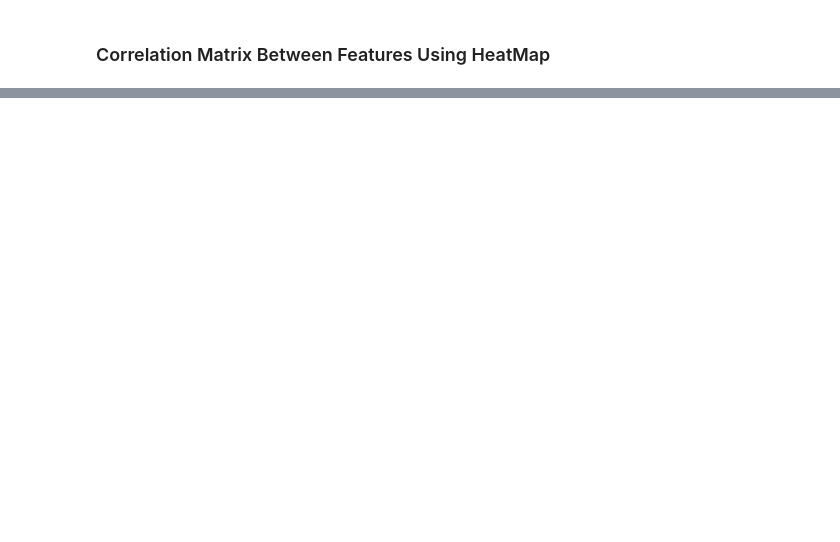
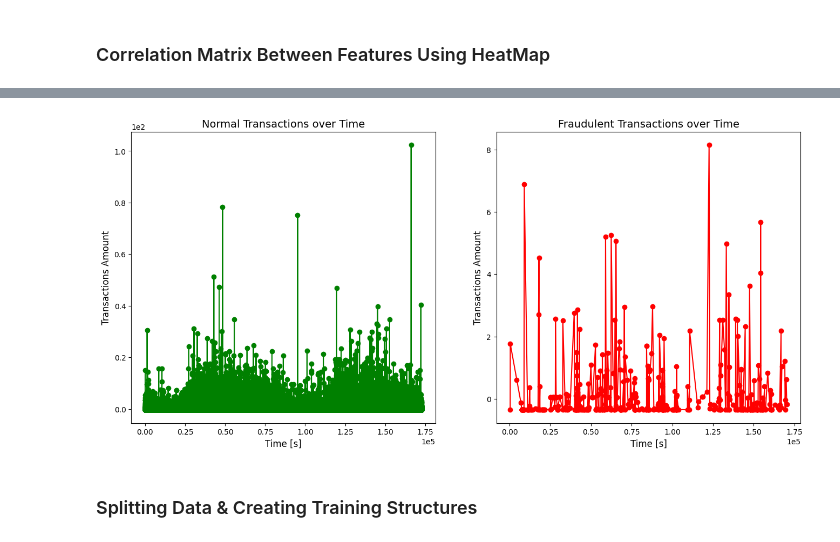
Before and after one commit to sergey-hovhannisyan/fraud-detection, a Jupyter notebook: fraud_detection.ipynb, the cells around one changed output, grey strips where cells are left out. Drawn from its saved outputs; the diff is of its cells as text; code cells hidden in the pictures; blank space fills up the shorter version.

```diff
--- a/fraud_detection.ipynb
+++ b/fraud_detection.ipynb
@@ -102,0 +108,33 @@ df = filtered_data.join(df["Class"])
+# %%
+# Function to plot based on the passed arguments
+def plot_line(x, y, title="", xlabel="", ylabel="", color=""):
+    plt.plot(x, y, color)
+    plt.title(title, fontsize=14)
+    plt.xlabel(xlabel, fontsize=12)
+    plt.ylabel(ylabel, fontsize=12)
+    plt.ticklabel_format(axis="x", style="sci", scilimits=(0, 0))
+    plt.ticklabel_format(axis="y", style="sci", scilimits=(0, 0))
+
+plt.figure(figsize=(16, 7))
+# Normal transactions on amount vs time chart
+plt.subplot(1, 2, 1)
+plot_line(
+    x=normals["Time"],
+    y=normals["Amount"],
+    title="Normal Transactions over Time",
+    xlabel="Time [s]",
+    ylabel="Transactions Amount",
+    color="g-o",
+)
+# Fraudulant transactions on amount vs time chart
+plt.subplot(1, 2, 2)
+plot_line(
+    x=frauds["Time"],
+    y=frauds["Amount"],
+    title="Fraudulent Transactions over Time",
+    xlabel="Time [s]",
+    ylabel="Transactions Amount",
+    color="r-o",
+)
+# %% [output]
+[figure, added]
@@ -102,0 +147,2 @@ df = filtered_data.join(df["Class"])
+# %% [markdown]
+### Splitting Data & Creating Training Structures
```
Also changed, not shown: parts of 21 cells of this notebook.
